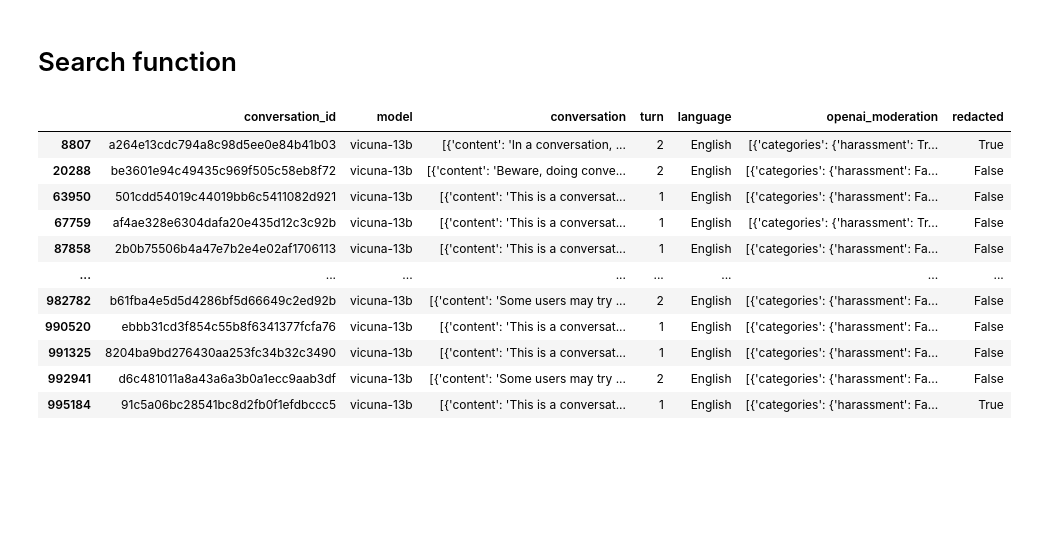
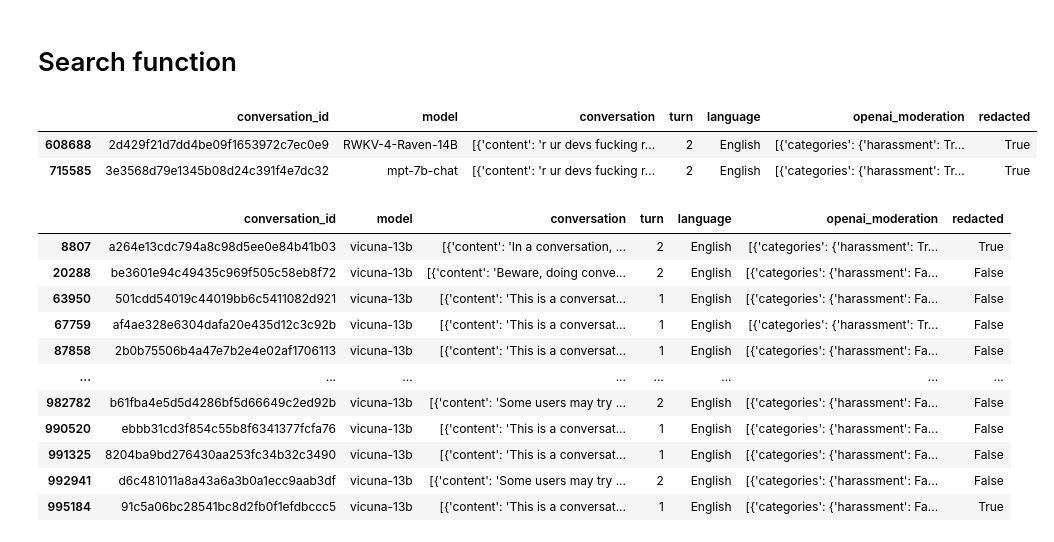
Before and after one commit to reddgr/chatbot-response-scoring-scbn-rqtl, a Jupyter notebook: lmsys-chatbot-arena-hall-of-fame.ipynb, the cells around one changed output. Cells and saved outputs as stored; diff of their text form; code cells hidden in the pictures; blank space fills up the shorter version.

```diff
--- a/lmsys-chatbot-arena-hall-of-fame.ipynb
+++ b/lmsys-chatbot-arena-hall-of-fame.ipynb
@@ -29,6 +29,13 @@ Using HuggingFace write token: hf_u*****************************Xipx
 # Search function
 # %%
 lmsys_chat_1m = lmsys.LMSYSChat1MHandler(hf_token, streaming=False, verbose=False)
+# %%
+results_df = lmsys_chat_1m.search_conversations("whats teh point of generating random fucking text")
+display(results_df)
+# %% [output]
+|  | conversation_id | model | conversation | turn | language | openai_moderation | redacted |
+| 608688 | 2d429f21d7dd4be09f1653972c7ec0e9 | RWKV-4-Raven-14B | [{'content': 'r ur devs fucking r... | 2 | English | [{'categories': {'harassment': Tr... | True |
+| 715585 | 3e3568d79e1345b08d24c391f4e7dc32 | mpt-7b-chat | [{'content': 'r ur devs fucking r... | 2 | English | [{'categories': {'harassment': Tr... | True |
 # %%
 results_df = lmsys_chat_1m.search_conversations("This is a conversation that we had, let's continue it")
 display(results_df)
```
Also changed, not shown: parts of 1 cell of this notebook, 1 other file.
